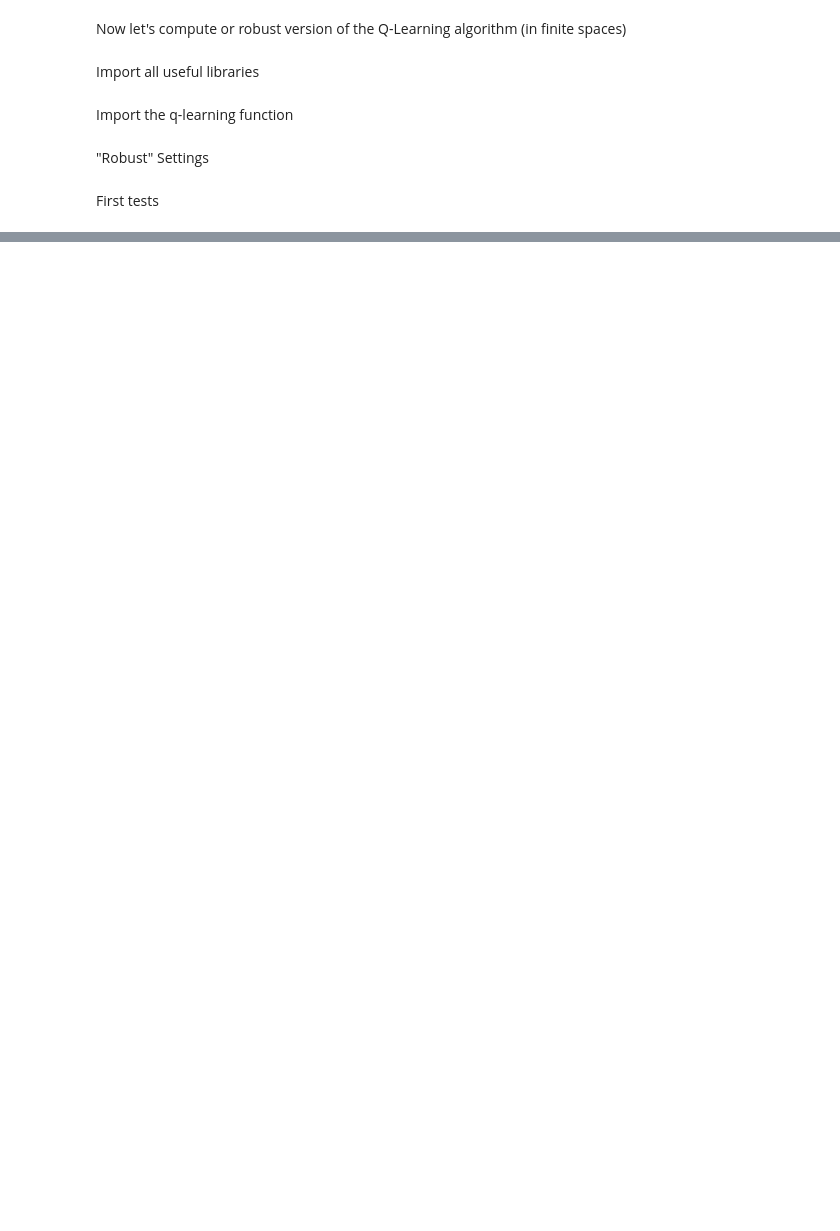
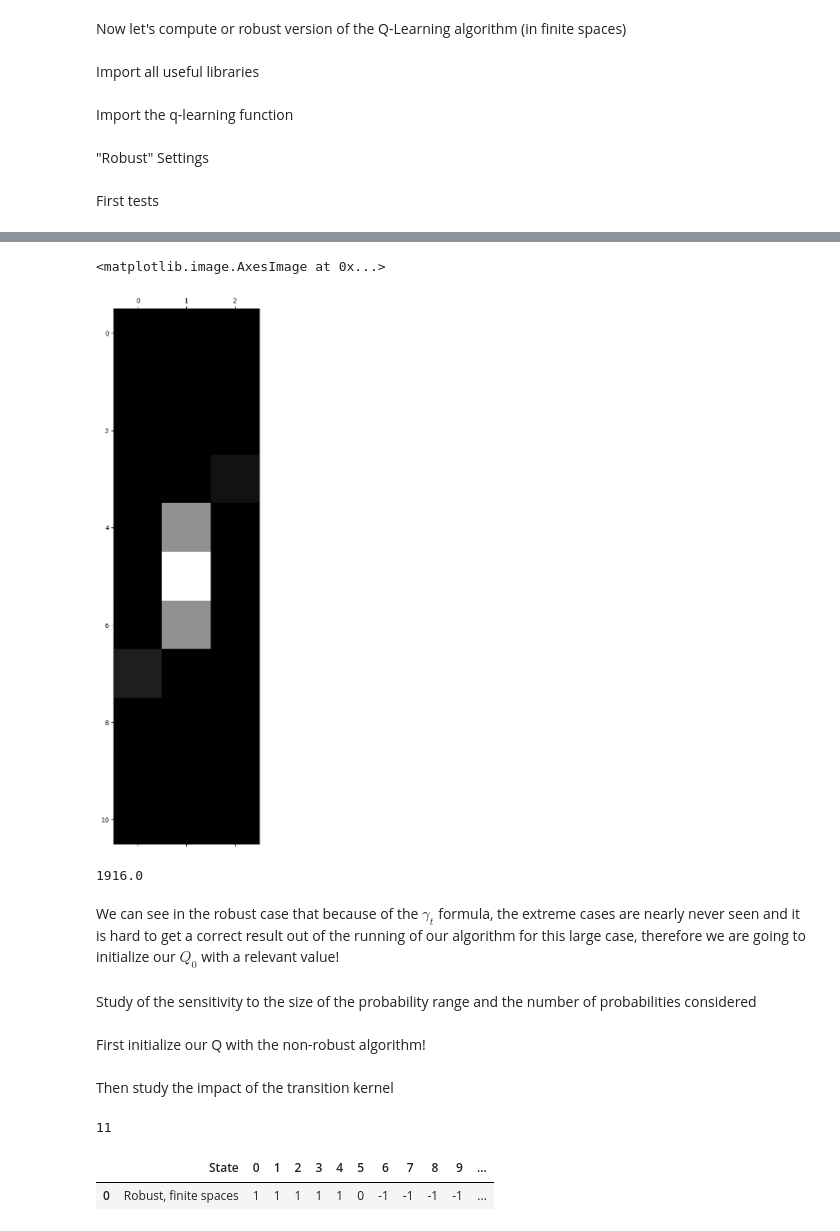
Before and after one commit to CecileDecker/Q_learning, a Jupyter notebook: Robust_cointoss.ipynb, the cells around one changed output, grey strips where cells are left out. Saved outputs shown, nothing was run; the diff lists cells and outputs as text; code cells hidden in the pictures; blank space fills up the shorter version.

```diff
--- a/Robust_cointoss.ipynb
+++ b/Robust_cointoss.ipynb
@@ -154,0 +89,15 @@ plt.plot(Gamma, '*')
+# %%
+plt.matshow(I, cmap='gray')
+# %% [output]
+<matplotlib.image.AxesImage at 0x...>
+[figure, added]
+# %%
+print(sum(sum(I)))
+# %% [output]
+1916.0
+# %% [markdown]
+We can see in the robust case that because of the $\gamma_t$ formula, the extreme cases are nearly never seen and it is hard to get a correct result out of the running of our algorithm for this large case, therefore we are going to initialize our $Q_0$ with a relevant value!
+# %% [markdown]
+Study of the sensitivity to the size of the probability range and the number of probabilities considered
+# %% [markdown]
+First initialize our Q with the non-robust algorithm!
@@ -154,0 +123,57 @@ plt.plot(Gamma, '*')
+# %% [markdown]
+Then study the impact of the transition kernel
+# %%
+#EPS  = [1, 2, 0.5]
+#Nr_p = [2, 5, 10, 25, 50, 100]
+
+nr_coins = 10
+X        = np.linspace(0, nr_coins, nr_coins+1)        # States
+A        = np.array([-1, 0, 1])                        # Actions
+
+def r(x, a, y):
+    return(a * (y > x) - a * (y < x) - np.abs(a) * (x == y)) # Reward function
+
+def P1_0(x, a):
+    return binom.rvs(nr_coins, 0.5) # Assumption that is a fair coin
+def p1_0(x,a,y):
+    return binom.pmf(y, nr_coins,0.5)
+
+
+# Adding some robustness to the model of a "fair coin"
+eps     = 1 / nr_coins
+nr_prob = 10
+P       = [P1_0]
+p       = [p1_0]
+for n in range(1, nr_prob//2 + 1):
+    def Pp(x,a):
+        return binom.rvs(nr_coins, 0.5 + (eps * n / (nr_prob//2)))
+    P += [Pp]
+    def pp(x,a,y):
+        return binom.pmf(y, nr_coins, 0.5 + (eps * n / (nr_prob//2)))
+    p += [pp]
+    def Pm(x,a):
+        return binom.rvs(nr_coins, 0.5 - (eps * n / (nr_prob//2)))
+    P += [Pm]
+    def pm(x,a,y):
+        return binom.pmf(y, nr_coins, 0.5 - (eps * n / (nr_prob//2)))
+    p += [pm]
+print(len(P))     # Verification
+
+alpha      = 0.95 # Discount Factor
+x_0        = 5    # Initial Value
+k_0        = 0
+eps_greedy = 0.1  # Epsilon greedy policy
+
+Nr_iter = 200_000
+
+Q_opt_robust_, Gamma_, I_ = robust_q_learning(X, A, r, np.array(P), np.array(p), alpha, x_0, k_0, eps_greedy, Nr_iter, gamma_t_tilde = lambda t: 1/(t+1), Q_0 = Q_opt_nonrobust)
+# %% [output]
+11
+# %%
+df = pd.DataFrame(np.array([[a_opt(x, Q_opt_robust_) for x in X]]))
+df["State"]=["Robust, finite spaces"]
+df = df.set_index("State").reset_index()
+df
+# %% [output]
+|  | State | 0 | 1 | 2 | 3 | 4 | 5 | 6 | 7 | 8 | 9 | ... |
+| 0 | Robust, finite spaces | 1 | 1 | 1 | 1 | 1 | 0 | -1 | -1 | -1 | -1 | ... |
```
Also changed, not shown: parts of 17 cells of this notebook, 3 other files.
